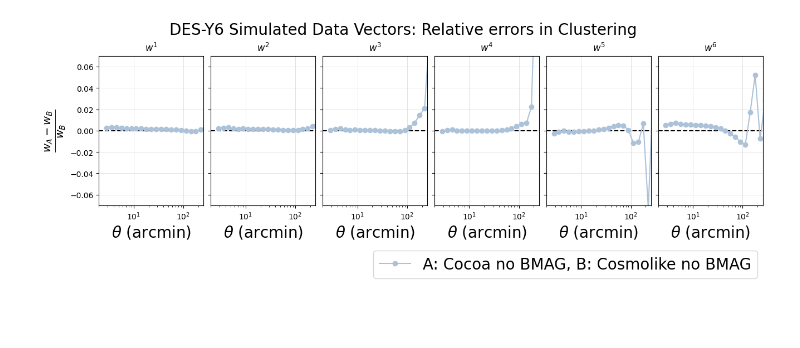
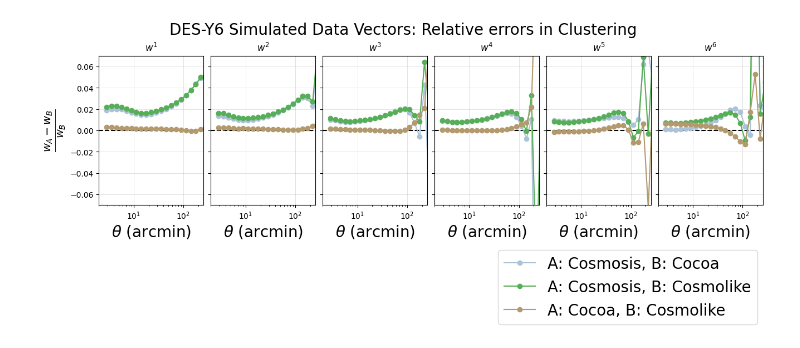
Before and after one commit to joaoreboucas1/y6_code_comparison, a Jupyter notebook: comparing/plot.ipynb, the cells around one changed output. Cells and saved outputs as stored; diff of their text form; code cells hidden in the pictures; blank space fills up the shorter version.

```diff
--- a/comparing/plot.ipynb
+++ b/comparing/plot.ipynb
@@ -28,7 +28,7 @@ utils.plot_shear_relative_errors(theta, cases, labels)
 # %%
 reload(utils)
-labels = ["Cocoa no BMAG", "Cosmolike no BMAG"]
-cases = [ggl_cocoa, ggl_cosmolike]
+labels = ["Cosmosis", "Cocoa", "Cosmolike"]
+cases = [ggl_cosmosis, ggl_cocoa, ggl_cosmolike]
 # utils.plot_ggl_datavectors(theta, cases, labels)
 utils.plot_ggl_relative_errors(theta, cases, labels)
 # %% [output]
@@ -36,7 +36,7 @@ utils.plot_ggl_relative_errors(theta, cases, labels)
 # %%
 reload(utils)
-cases = [gc_cocoa, gc_cosmolike]
+cases = [gc_cosmosis, gc_cocoa, gc_cosmolike]
 # utils.plot_gc_datavectors(theta, cases, labels)
 utils.plot_gc_relative_errors(theta, cases, labels)
 # %% [output]
-[figure, old version]
+[figure, new version]
```
Also changed, not shown: parts of 2 cells of this notebook, 9 other files.
